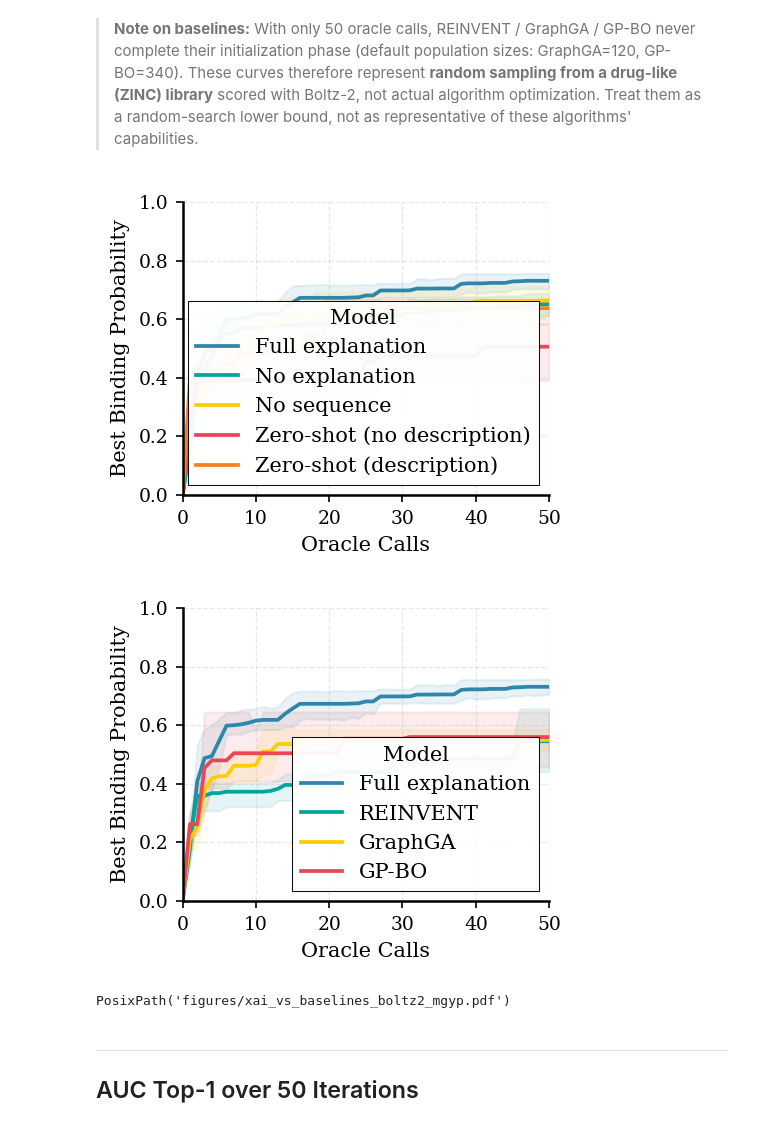
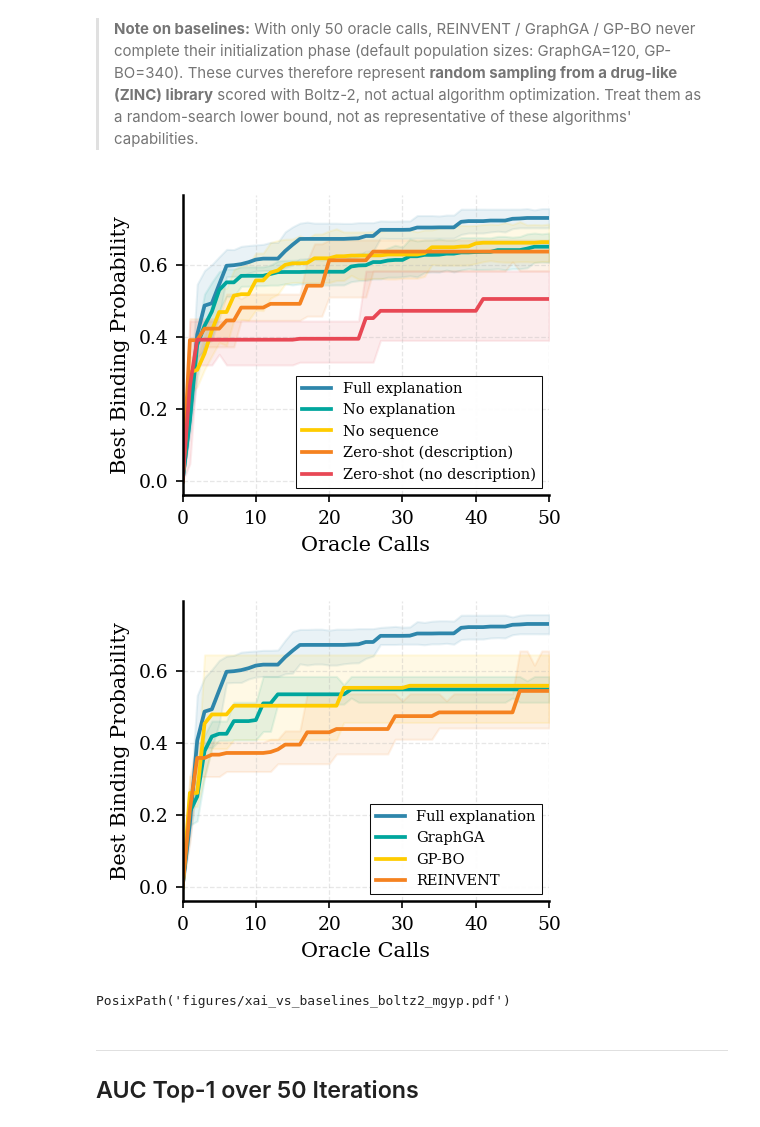
Before and after one commit to FabianKruger/molecule-optimization-agent, a Jupyter notebook: analysis/paper/xai_vs_no_xai_Boltz2_extended.ipynb, the cells around one changed output. Saved outputs shown, nothing was run; the diff lists cells and outputs as text; code cells hidden in the pictures.

```diff
--- a/analysis/paper/xai_vs_no_xai_Boltz2_extended.ipynb
+++ b/analysis/paper/xai_vs_no_xai_Boltz2_extended.ipynb
@@ -205,8 +205,9 @@ GENERIC_COLORS = [
     '#2E86AB',  # blue
     '#00a69d',  # teal
     '#ffcc00',  # yellow
+    '#f58220',  # orange
     '#E84855',  # red
-    '#f58220',  # orange
+
     '#E239EB',  # magenta
     '#A014F5',  # violet
     '#91114F',  # plum
@@ -231,7 +232,7 @@ def plot_best_so_far(
     output_filename: str,
     show_legend: bool = True,
     max_iter: int = MAX_ITER,
-    ylim: tuple[float, float] = (0.0, 1.0),
+    #ylim: tuple[float, float] = (0.0, 1.0),
     figsize: tuple[float, float] = (7, 4),
     label_fontsize: int = 13,
     tick_fontsize: int = 11,
@@ -289,7 +290,8 @@ def plot_best_so_far(
     ax.set_xlabel('Oracle Calls', fontsize=label_fontsize, fontweight='normal')
     ax.set_ylabel('Best Binding Probability', fontsize=label_fontsize, fontweight='normal')
     ax.set_xlim(0, max_iter)
-    ax.set_ylim(*ylim)
+    #ax.set_ylim(*ylim)
+    #ax.set_yticks([i * 0.1 for i in range(0, 8)])
     ax.tick_params(labelsize=tick_fontsize)
     ax.grid(True, alpha=0.3, linestyle='--', linewidth=0.6)
     ax.spines['top'].set_visible(False)
@@ -301,13 +303,15 @@ def plot_best_so_far(
         legend = ax.legend(
             handles,
             labels,
-            title='Model',
+            #title='Model',
             frameon=True,
             fancybox=False,
             shadow=False,
             framealpha=0.95,
             edgecolor='black',
             loc='lower right',
+            #title_fontsize=8,
+            fontsize=7
         )
         legend.get_frame().set_linewidth(0.5)
     else:
@@ -344,37 +348,37 @@ COMPACT_KWARGS = dict(
 
 # Plot 1: XAI + zero-shot
 plot_best_so_far(
     df_input=df,
     selected_display_models=[
         'Full explanation',
         'No explanation',
         'No sequence',
+        'Zero-shot (description)',
         'Zero-shot (no description)',
-        'Zero-shot (description)',
     ],
     output_filename='xai_vs_zeroshot_boltz2_mgyp.pdf',
     show_legend=SHOW_LEGEND,
     max_iter=50,
     **COMPACT_KWARGS,
  )
 
 # Plot 2: Full explanation + baselines
 plot_best_so_far(
     df_input=df,
     selected_display_models=[
         'Full explanation',
-        'REINVENT',
         'GraphGA',
         'GP-BO',
+        'REINVENT',
     ],
     output_filename='xai_vs_baselines_boltz2_mgyp.pdf',
     show_legend=SHOW_LEGEND,
     max_iter=50,
     **COMPACT_KWARGS,
  )
 # %% [output]
-[figure, old version]
+[figure, new version]
-[figure, old version]
+[figure, new version]
 PosixPath('figures/xai_vs_baselines_boltz2_mgyp.pdf')
 # %% [markdown]
 ---
```
Also changed, not shown: parts of 1 cell of this notebook, 1 other file.
